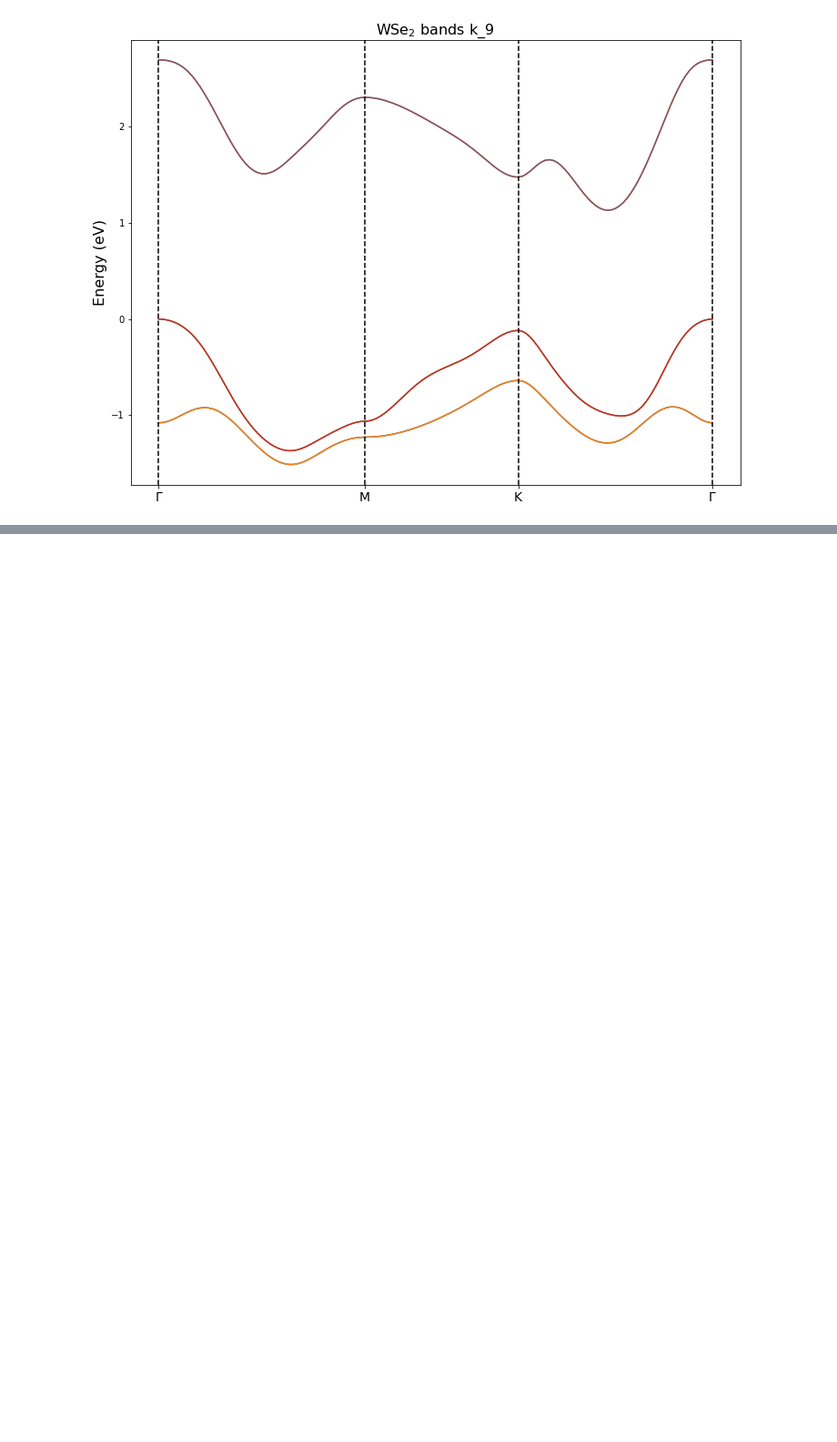
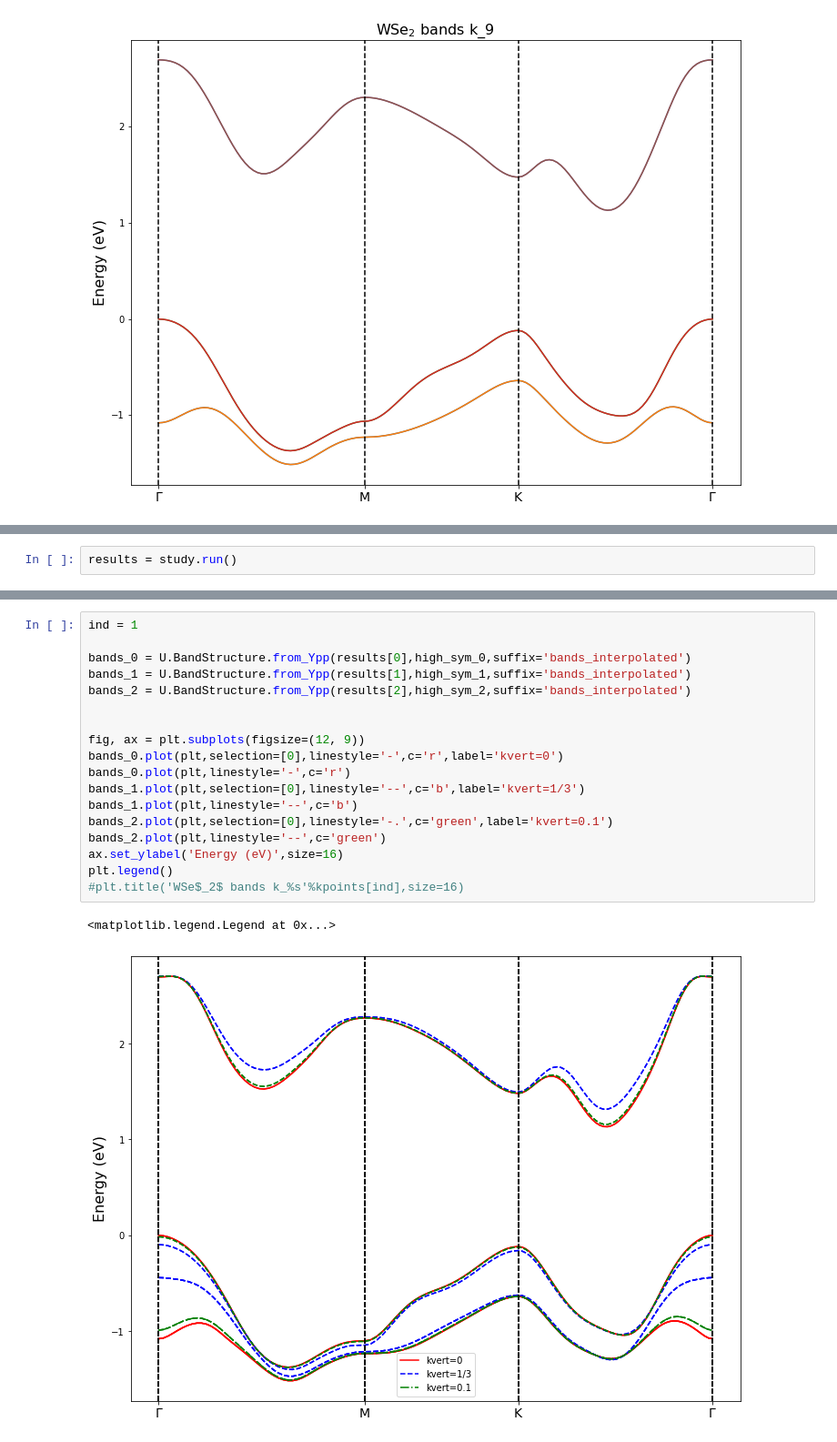
Before and after one commit to marcodalessandro76/WSe2, a Jupyter notebook: Band_structure.ipynb, the cells around one changed output, grey strips where cells are left out. Shown at 91% size. Saved outputs shown, nothing was run; the diff lists cells and outputs as text; blank space fills up the shorter version.

```diff
--- a/Band_structure.ipynb
+++ b/Band_structure.ipynb
@@ -377,0 +427,2 @@ Text(0.5, 1.0, 'WSe$_2$ bands k_9')
+# %%
+results = study.run()
@@ -377,0 +446,21 @@ Text(0.5, 1.0, 'WSe$_2$ bands k_9')
+# %%
+ind = 1
+
+bands_0 = U.BandStructure.from_Ypp(results[0],high_sym_0,suffix='bands_interpolated')
+bands_1 = U.BandStructure.from_Ypp(results[1],high_sym_1,suffix='bands_interpolated')
+bands_2 = U.BandStructure.from_Ypp(results[2],high_sym_2,suffix='bands_interpolated')
+
+
+fig, ax = plt.subplots(figsize=(12, 9))
+bands_0.plot(plt,selection=[0],linestyle='-',c='r',label='kvert=0')
+bands_0.plot(plt,linestyle='-',c='r')
+bands_1.plot(plt,selection=[0],linestyle='--',c='b',label='kvert=1/3')
+bands_1.plot(plt,linestyle='--',c='b')
+bands_2.plot(plt,selection=[0],linestyle='-.',c='green',label='kvert=0.1')
+bands_2.plot(plt,linestyle='--',c='green')
+ax.set_ylabel('Energy (eV)',size=16)
+plt.legend()
+#plt.title('WSe$_2$ bands k_%s'%kpoints[ind],size=16)
+# %% [output]
+<matplotlib.legend.Legend at 0x...>
+[figure, added]
```
Also changed, not shown: parts of 15 cells of this notebook, 4 other files.
